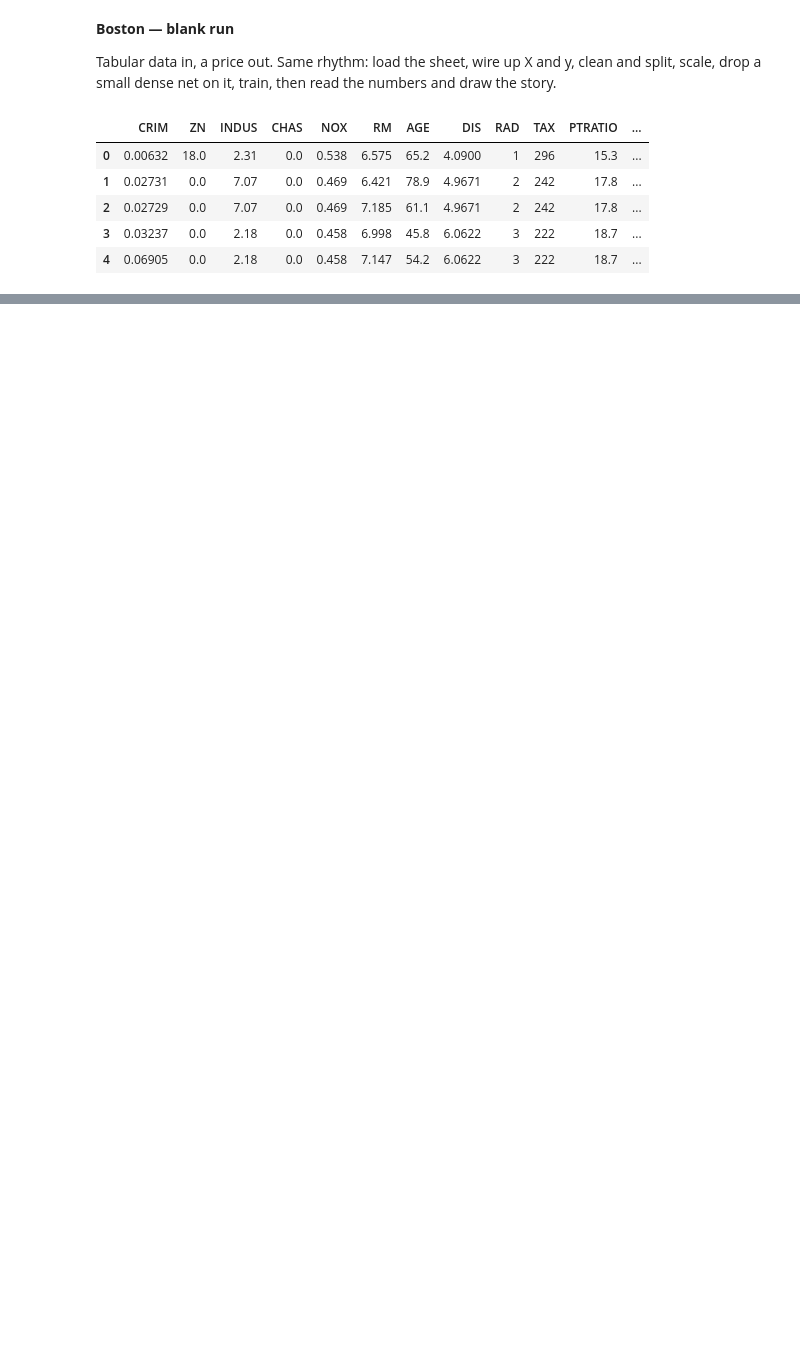
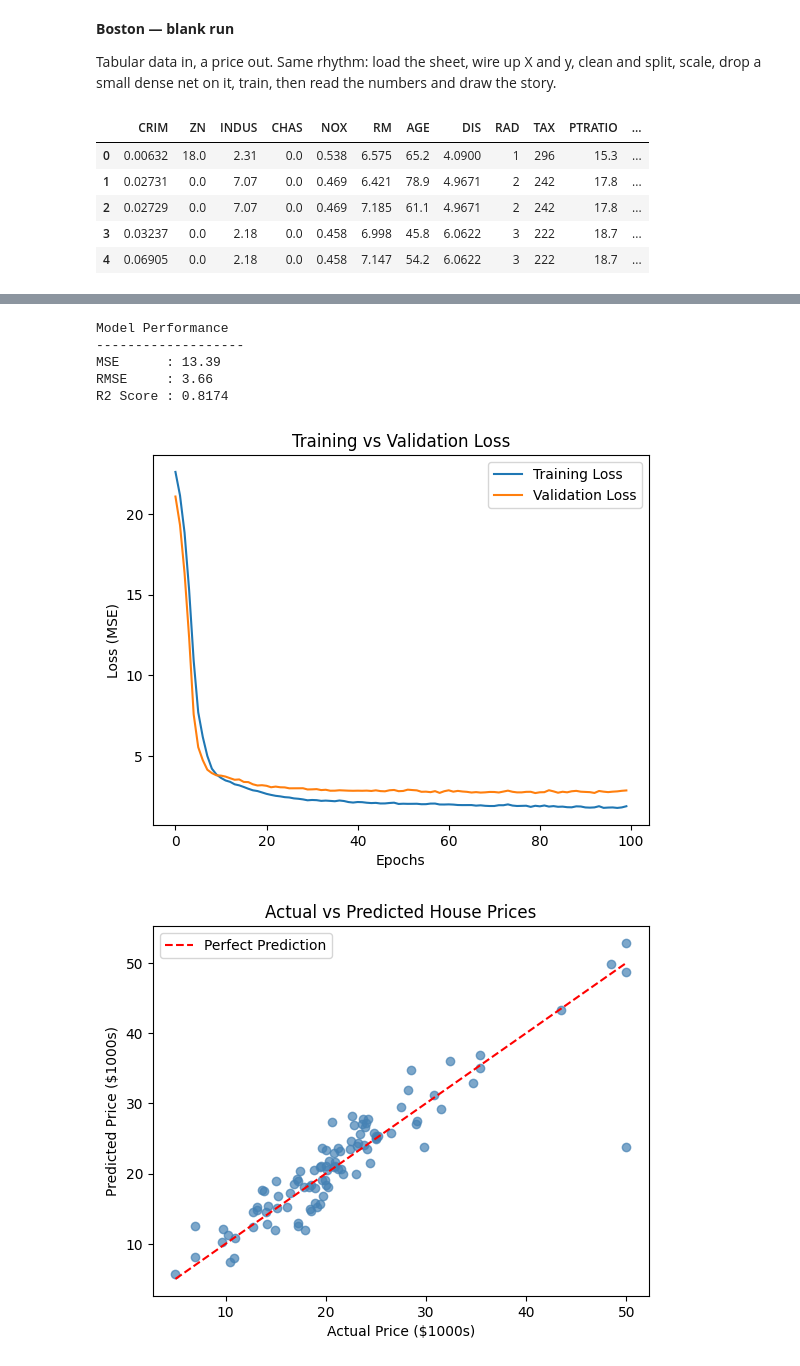
Before and after one commit to anshulLuhsna/lp5, a Jupyter notebook: Practice/1_Boston_practice.ipynb, the cells around one changed output, grey strips where cells are left out. Saved outputs shown, nothing was run; the diff lists cells and outputs as text; code cells hidden in the pictures; blank space fills up the shorter version.

```diff
--- a/Practice/1_Boston_practice.ipynb
+++ b/Practice/1_Boston_practice.ipynb
@@ -46,3 +46,5 @@ model = Sequential()
 model.add(Dense(64, activation='relu', input_shape=(X_train.shape[1],)))
 model.add(Dense(32, activation='relu'))
 model.add(Dense(1))
+
+model.compile(metrics=['mae'], loss='mean_absolute_error', optimizer='adam')
@@ -50,0 +51,10 @@ model.add(Dense(1))
+# %%
+# Train & predict
+
+history = model.fit(
+    X_train, y_train,
+    epochs=100,
+    batch_size=16,
+    validation_split = 0.2,
+    verbose=1
+)
@@ -51,2 +79,3 @@ model.add(Dense(1))
 # %%
 # Evaluate & plot
+y_pred = model.predict(X_test)
@@ -52,0 +84,39 @@ model.add(Dense(1))
+# %%
+# ── Step 6: Evaluate & Visualise ─────────────────────────────────────────────
+mse  = mean_squared_error(y_test, y_pred)
+rmse = np.sqrt(mse)
+r2   = r2_score(y_test, y_pred)
+
+# R2 close to 1.0 = good. Negative = worse than predicting the mean.
+print("\nModel Performance")
+print("-------------------")
+print(f"MSE      : {mse:.2f}")
+print(f"RMSE     : {rmse:.2f}")
+print(f"R2 Score : {r2:.4f}")
+
+# Loss curve — training and validation should both go down together
+plt.plot(history.history['loss'],     label='Training Loss')
+plt.plot(history.history['val_loss'], label='Validation Loss')
+plt.xlabel('Epochs')
+plt.ylabel('Loss (MSE)')
+plt.title('Training vs Validation Loss')
+plt.legend()
+plt.show()
+
+# Scatter: points close to the red diagonal = accurate predictions
+plt.scatter(y_test, y_pred, alpha=0.7, color='steelblue')
+plt.plot([y_test.min(), y_test.max()],
+         [y_test.min(), y_test.max()], 'r--', label='Perfect Prediction')
+plt.xlabel('Actual Price ($1000s)')
+plt.ylabel('Predicted Price ($1000s)')
+plt.title('Actual vs Predicted House Prices')
+plt.legend()
+plt.show()
+# %% [output]
+Model Performance
+-------------------
+MSE      : 13.39
+RMSE     : 3.66
+R2 Score : 0.8174
+[figure, added]
+[figure, added]
```
Also changed, not shown: parts of 3 cells of this notebook, 5 other files.
